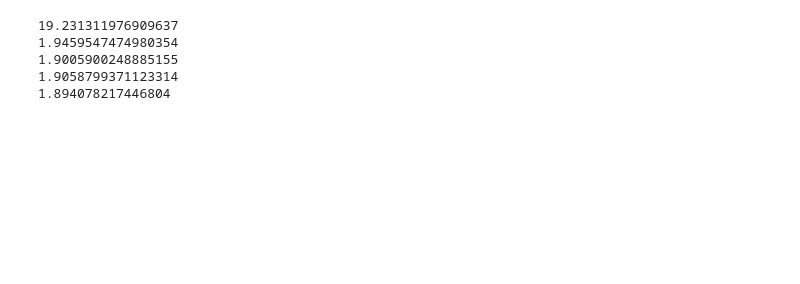
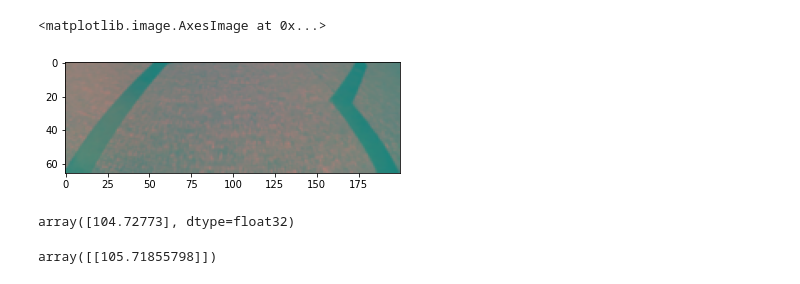
Before and after one commit to HanChangHun/DeepPiCar, a Jupyter notebook: convert_model/convert_model.ipynb, the cells around one changed output. Cells and saved outputs as stored; diff of their text form; code cells hidden in the pictures; blank space fills up the shorter version.

```diff
--- a/convert_model/convert_model.ipynb
+++ b/convert_model/convert_model.ipynb
@@ -5,0 +17,26 @@ import tensorflow as tf
+# %%
+def my_imread(image_path):
+    image = cv2.imread(str(image_path))
+    # image = cv2.cvtColor(image, cv2.COLOR_BGR2RGB)
+    image = cv2.cvtColor(image, cv2.COLOR_BGR2YUV)
+    return image
+
+
+def input_tensor(interpreter):
+    tensor_index = interpreter.get_input_details()[0]["index"]
+    return interpreter.tensor(tensor_index)()[0]
+
+
+def img_preprocess(image):
+    height, _, _ = image.shape
+    image = image[
+        int(height / 2) :, :, :
+    ]  # remove top half of the image, as it is not relavant for lane following
+    image = cv2.cvtColor(
+        image, cv2.COLOR_RGB2YUV
+    )  # Nvidia model said it is best to use YUV color space
+    image = cv2.GaussianBlur(image, (3, 3), 0)
+    image = cv2.resize(image, (200, 66))  # input image size (200,66) Nvidia model
+    # image = image / 255 # normalizing, the processed image becomes black for some reason.  do we need this?
+    image = image.astype(np.uint8)
+    return image
@@ -44,0 +154,27 @@ with tf.io.gfile.GFile("lane_navigation/model/lane_navigation_final.tflite", "wb
+# %%
+image = cv2.imread(
+    "train_data_generation/data/drive_with_keypress/frame_000005_107.09.png"
+)
+# image = cv2.imread(
+#     "train_data_generation/data/drive_with_keypress/frame_000002_97.98.png"
+# )
+# image = cv2.imread(
+#     "train_data_generation/data/drive_with_keypress/frame_000015_126.47.png"
+# )
+# image = cv2.imread(
+#     "train_data_generation/data/drive_with_keypress/frame_000032_60.31.png"
+# )
+
+image = cv2.cvtColor(image, cv2.COLOR_BGR2RGB)
+
+proc_image = np.asarray([img_preprocess(image)])
+
+plt.imshow(proc_image[0])
+# %% [output]
+<matplotlib.image.AxesImage at 0x...>
+[figure, added]
+# %%
+
+lane_nav_model.predict(proc_image)[0]
+# %% [output]
+array([104.72773], dtype=float32)
@@ -45,4 +201,9 @@ with tf.io.gfile.GFile("lane_navigation/model/lane_navigation_final.tflite", "wb
 # %%
-import tflite_runtime.interpreter as tflite
+interpreter = tflite.Interpreter(
+    model_path="lane_navigation/model/lane_navigation_final.tflite"
+)
+interpreter.allocate_tensors()
 
-interpreter = tflite.Interpreter(model_path="lane_navigation/model/lane_navigation_final.tflite")
+predict_steer(interpreter, proc_image)
+# %% [output]
+array([[105.71855798]])
@@ -51,14 +209,0 @@ import time
-# %%
-interpreter.allocate_tensors()
-
-for _ in range(5):
-    st = time.perf_counter()
-    interpreter.invoke()
-    dur = (time.perf_counter() - st) * 1000
-    print(dur)
-# %% [output]
-19.231311976909637
-1.9459547474980354
-1.9005900248885155
-1.9058799371123314
-1.894078217446804
```
Also changed, not shown: parts of 16 cells of this notebook, 6 other files.
